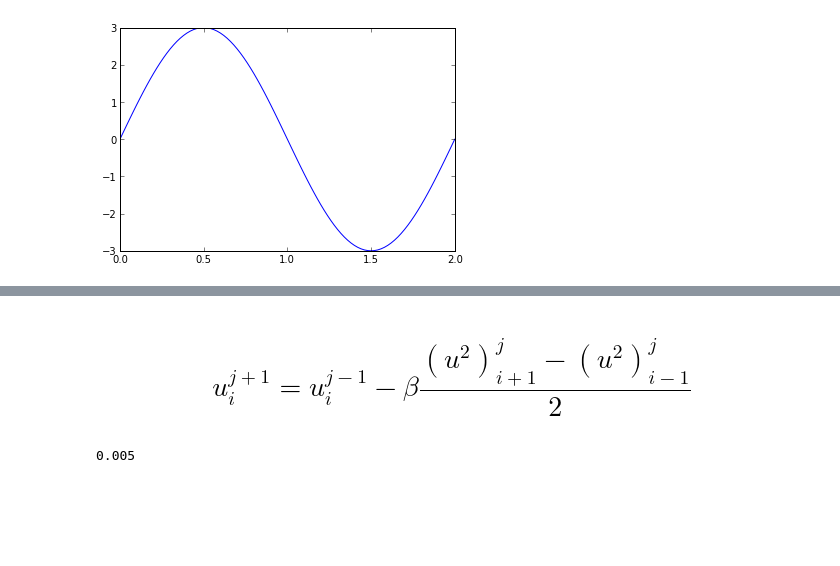
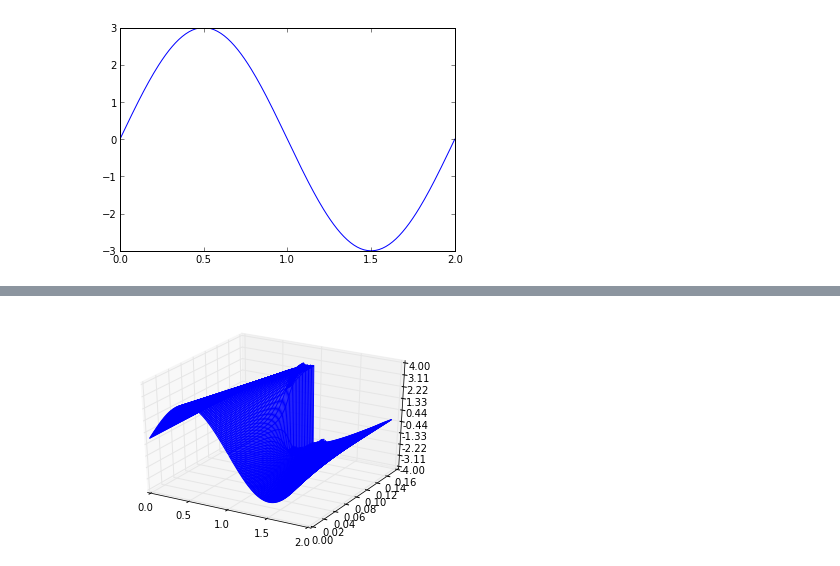
Before and after one commit to jdestupinan1332/Hw7, a Jupyter notebook: BurgersEq.ipynb, the cells around one changed output, grey strips where cells are left out. Cells and saved outputs as stored; diff of their text form; code cells hidden in the pictures; blank space fills up the shorter version.

```diff
--- a/BurgersEq.ipynb
+++ b/BurgersEq.ipynb
@@ -47,15 +57,15 @@ plot (x,un)
-# %% [markdown]
-# $$
-u_i^{j+1} = u_i^{j-1} - \beta \frac{(u^2)_{i+1}^j - (u^2)_{i-1}^j}{2}
-$$
-# %%
-n_t = 1000
-n_x = 101
-dt = 0.0001
-dx = x[1]-x[0]
-print dt/dx
-
-x = linspace(0,2,n_x)
-ui = 3*sin(pi*x)
-# %% [output]
-0.005
+# %%
+x = linspace(0,2,n_x)
+t = linspace(0,0.15,n_t)
+
+fig = plt.figure()
+ax = fig.gca(projection='3d')
+x ,t = np.meshgrid(x,t)
+surf = ax.plot_wireframe(x,t,us)
+
+ax.zaxis.set_major_locator(LinearLocator(10))
+ax.zaxis.set_major_formatter(FormatStrFormatter('%.02f'))
+
+plt.show()
+# %% [output]
+[figure, added]
```
Also changed, not shown: parts of 14 cells of this notebook.
